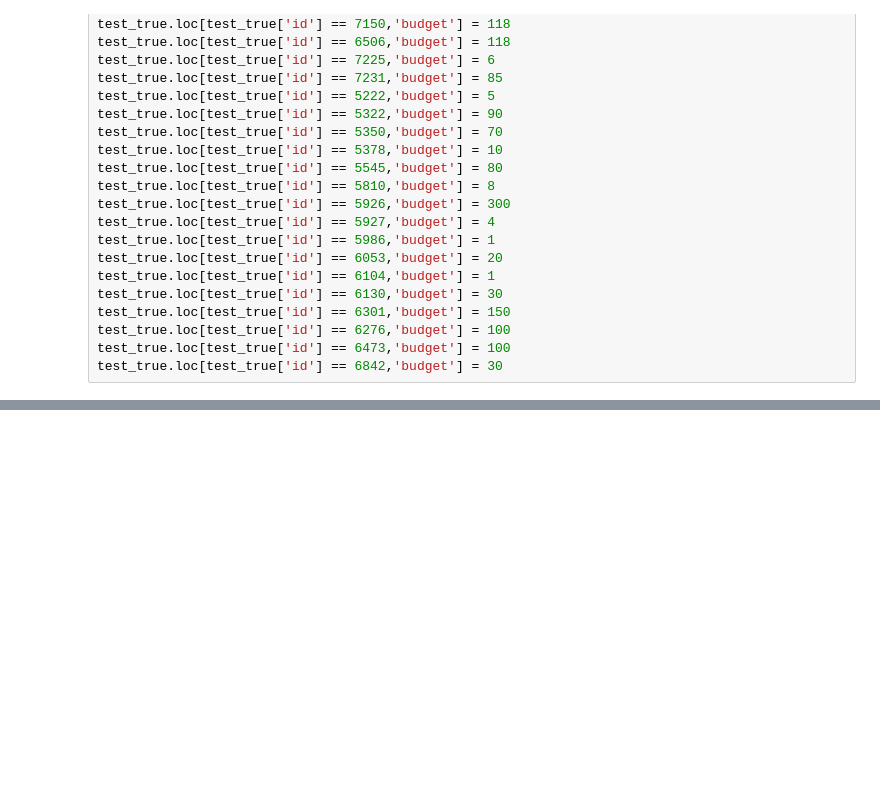
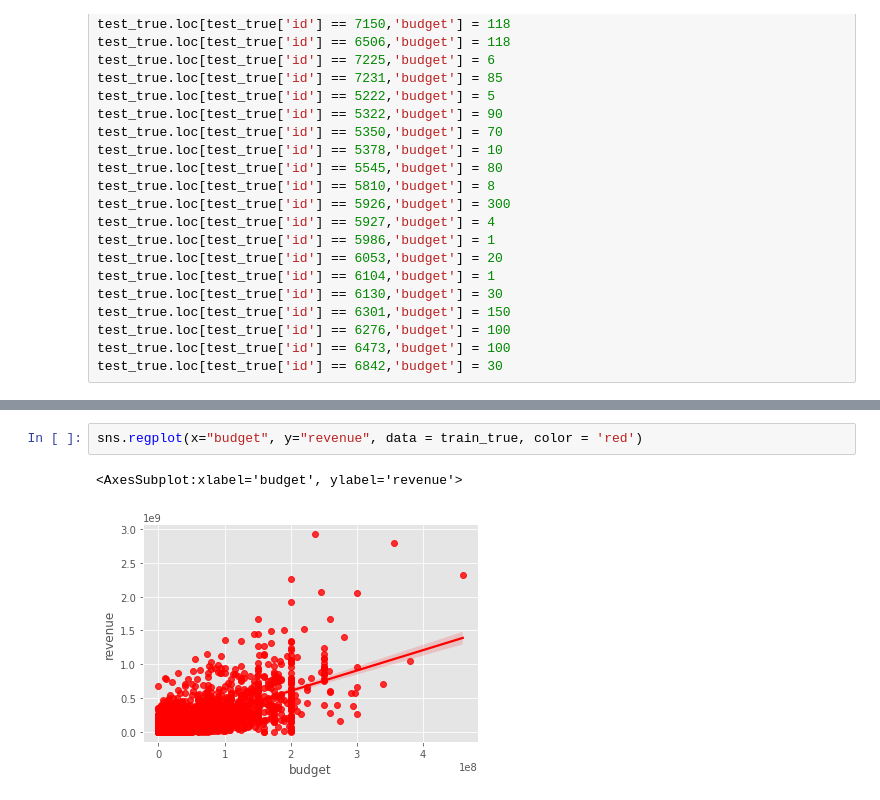
Before and after one commit to RyanYuanyang/TMDB-Movie-Prediction, a Jupyter notebook: DataAnalysis.ipynb, the cells around one changed output, grey strips where cells are left out. Saved outputs shown, nothing was run; the diff lists cells and outputs as text; blank space fills up the shorter version.

```diff
--- a/DataAnalysis.ipynb
+++ b/DataAnalysis.ipynb
@@ -376,0 +391,5 @@ test_true.loc[test_true['id'] == 6842,'budget'] = 30
+# %%
+sns.regplot(x="budget", y="revenue", data = train_true, color = 'red')
+# %% [output]
+<AxesSubplot:xlabel='budget', ylabel='revenue'>
+[figure, added]
```
Also changed, not shown: parts of 7 cells of this notebook.
